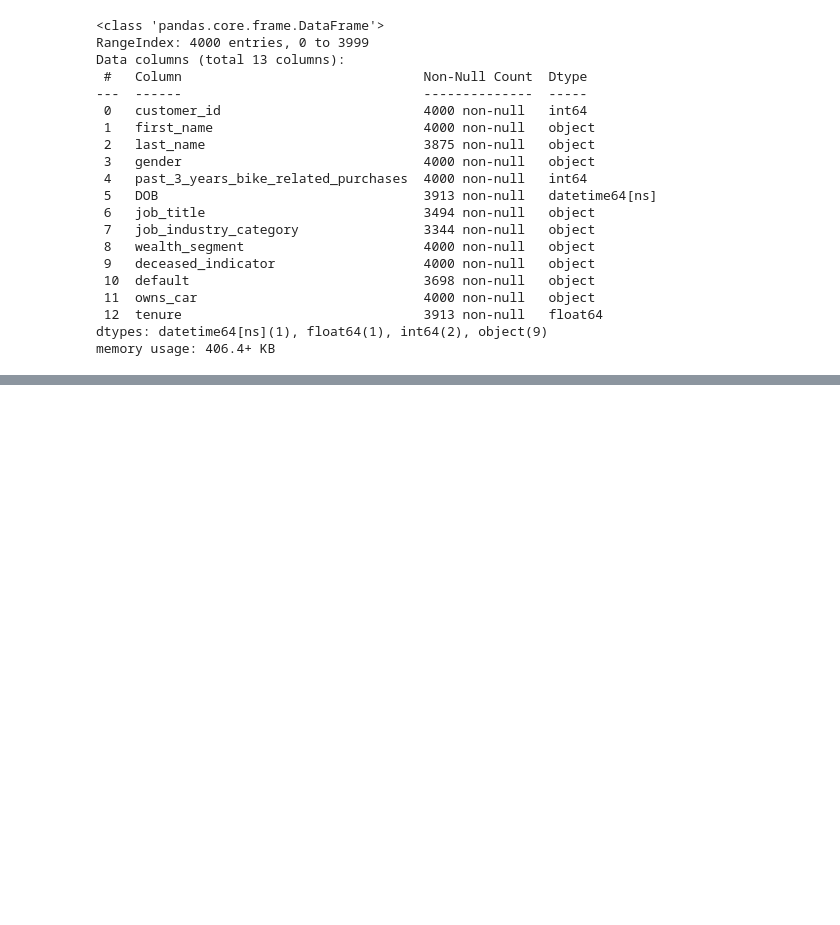
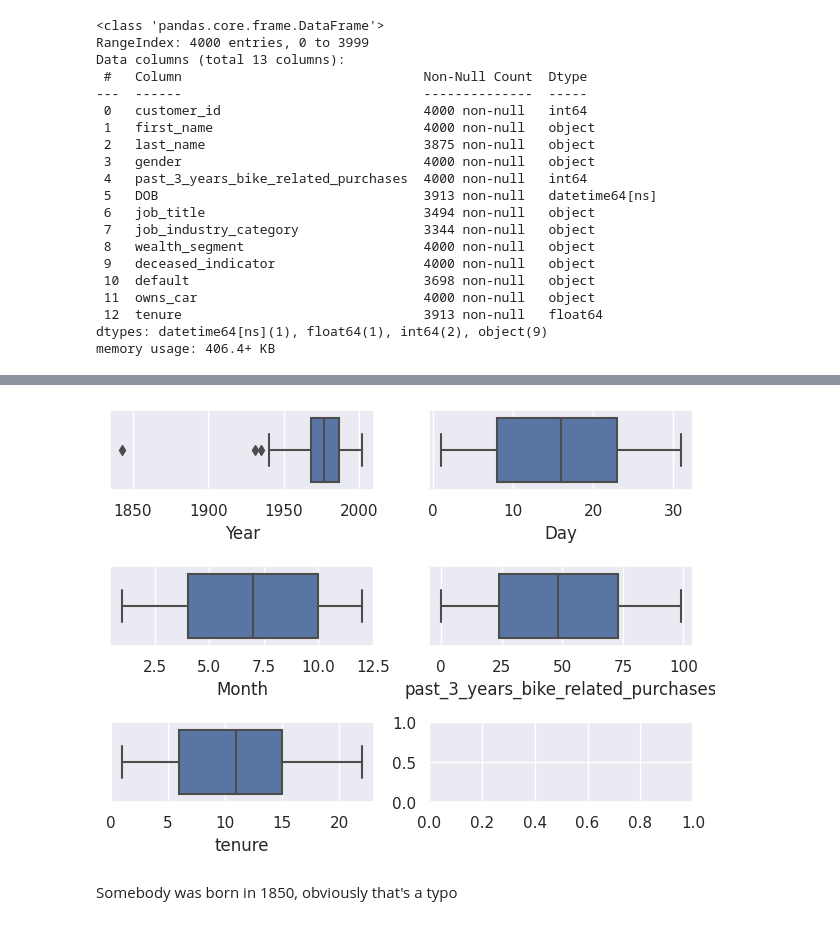
Before and after one commit to kanjamwingirwa/KPMG_AU_Virtual_Internship, a Jupyter notebook: KPMG_AU_INTERNSHIP_FINAL_PY.ipynb, the cells around one changed output, grey strips where cells are left out. Cells and saved outputs as stored; diff of their text form; code cells hidden in the pictures; blank space fills up the shorter version.

Commit message:
Data Cleaning and Feature Engineering Customer_Demographic table

```diff
--- a/KPMG_AU_INTERNSHIP_FINAL_PY.ipynb
+++ b/KPMG_AU_INTERNSHIP_FINAL_PY.ipynb
@@ -227,3 +237,7 @@ Data columns (total 13 columns):
  12  tenure                               3913 non-null   float64
 dtypes: datetime64[ns](1), float64(1), int64(2), object(9)
 memory usage: 406.4+ KB
+# %%
+#lets delete the 'default' column
+Customer_Demographic_df = Customer_Demographic_df.drop(['default'], axis =1)
+Customer_Demographic_df.head(2)
@@ -229,0 +248,25 @@ memory usage: 406.4+ KB
+# %%
+# to break down DOB into yr, month, day strictly for analysis
+Customer_Demographic_df['Year'] = Customer_Demographic_df['DOB'].dt.year
+Customer_Demographic_df['Month'] = Customer_Demographic_df['DOB'].dt.month
+Customer_Demographic_df['Day']  = Customer_Demographic_df['DOB'].dt.day
+# %%
+#let's look for outliers
+#set seaborn plotting aesthetics as default
+sns.set()
+
+#define plotting region (2 rows, 3 columns)
+fig, axes = plt.subplots(3, 2)
+
+#create boxplot in each subplot
+sns.boxplot(x=Customer_Demographic_df['Year'], ax=axes[0,0])
+sns.boxplot(x=Customer_Demographic_df['Day'], ax=axes[0,1])
+sns.boxplot(x=Customer_Demographic_df['Month'], ax=axes[1,0])
+sns.boxplot(x=Customer_Demographic_df['past_3_years_bike_related_purchases'], ax=axes[1,1])
+sns.boxplot(x=Customer_Demographic_df['tenure'], ax=axes[2,0])
+
+plt.tight_layout()
+# %% [output]
+[figure, added]
+# %% [markdown]
+Somebody was born in 1850, obviously that's a typo
```
Also changed, not shown: parts of 26 cells of this notebook.
